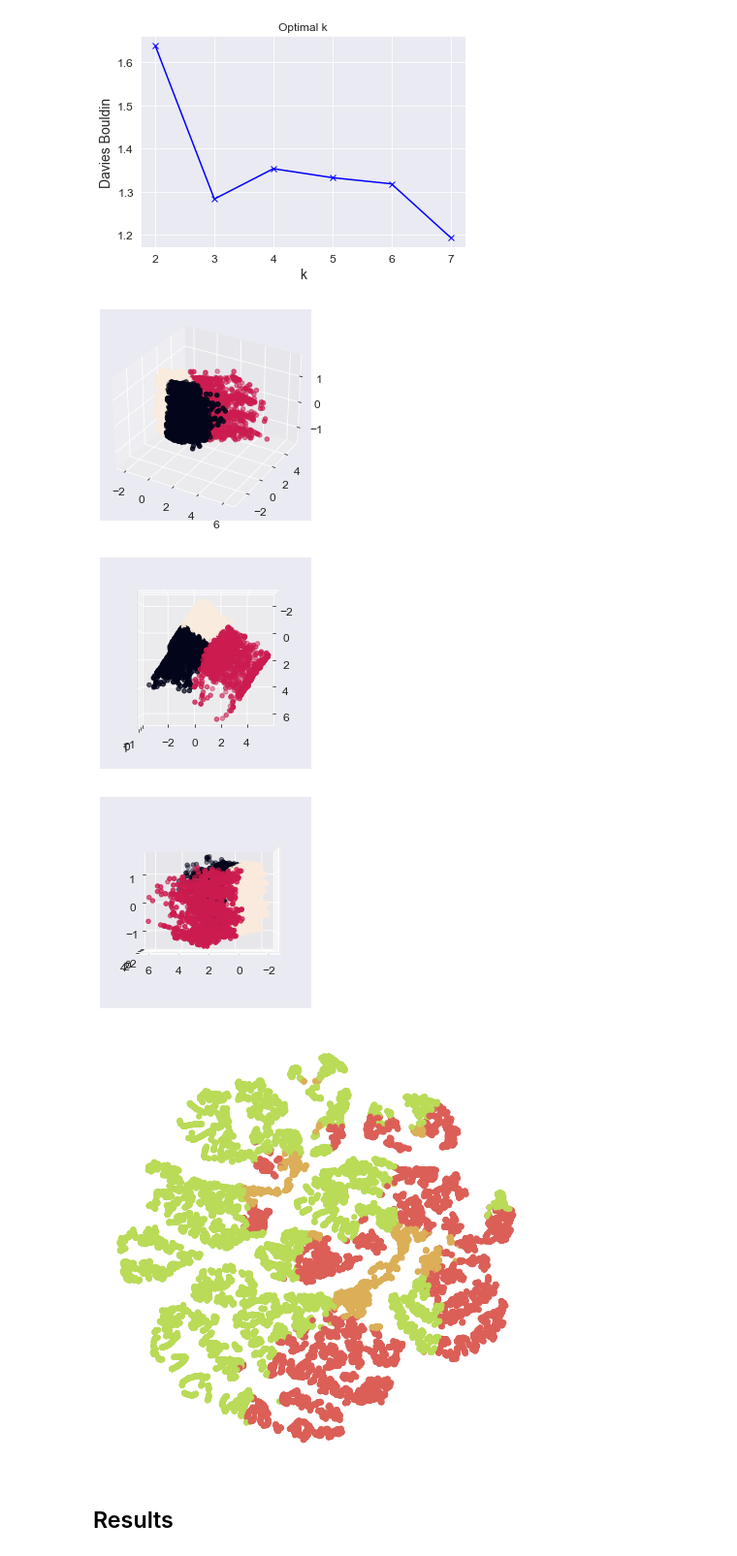
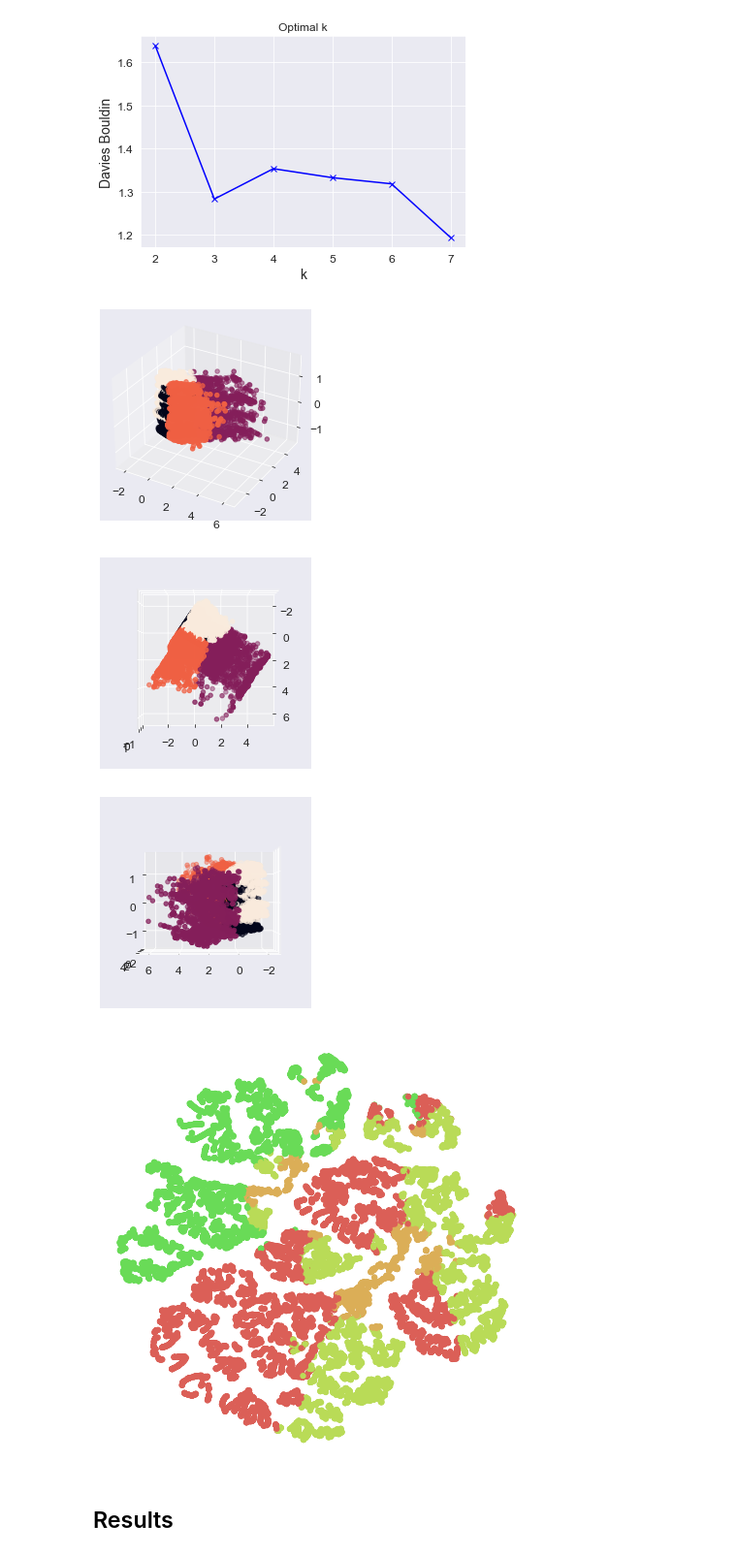
Before and after one commit to MajshiJD/ML_proj2, a Jupyter notebook: models/KMeans.ipynb, the cells around one changed output. Shown at 97% size. Cells and saved outputs as stored; diff of their text form; code cells hidden in the pictures.

```diff
--- a/models/KMeans.ipynb
+++ b/models/KMeans.ipynb
@@ -141,15 +141,15 @@ metrics_plots(df, max_k=8)
 [figure]
 [figure]
 # %%
-plot_clusters(df, KMeans(n_clusters=3, random_state=42), True)
+plot_clusters(df, KMeans(n_clusters=4, random_state=42), True)
 # %% [output]
-[figure, old version]
+[figure, new version]
-[figure, old version]
+[figure, new version]
-[figure, old version]
+[figure, new version]
 # %%
-TSNE_scatter(TSNE(n_components=2, random_state=42), KMeans(n_clusters=3, random_state=42), df)
+TSNE_scatter(TSNE(n_components=2, random_state=42), KMeans(n_clusters=4, random_state=42), df)
 # %% [output]
-[figure, old version]
+[figure, new version]
 # %% [markdown]
 ## Results
 # %%
```
Also changed, not shown: parts of 3 cells of this notebook, 2 other files.
